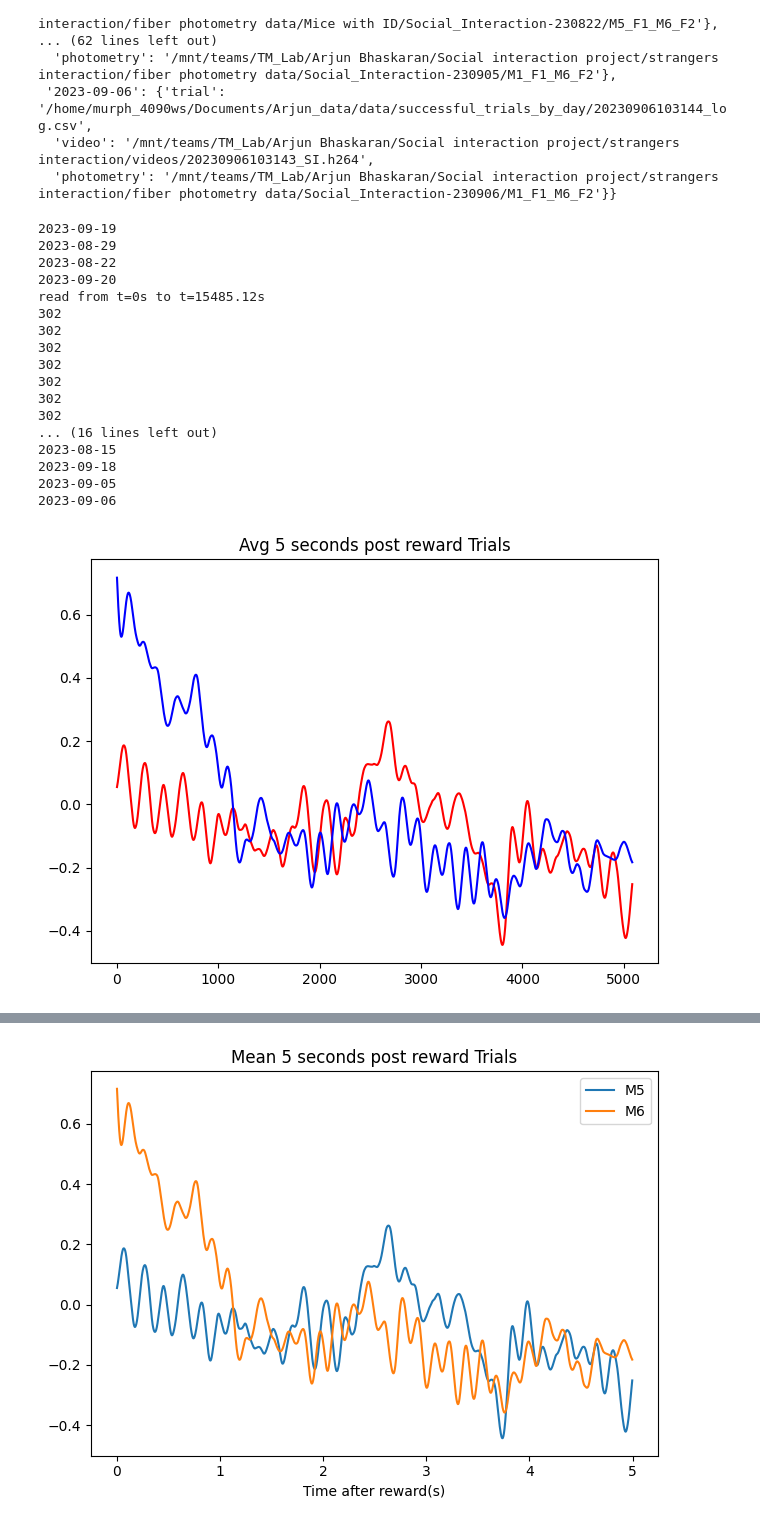
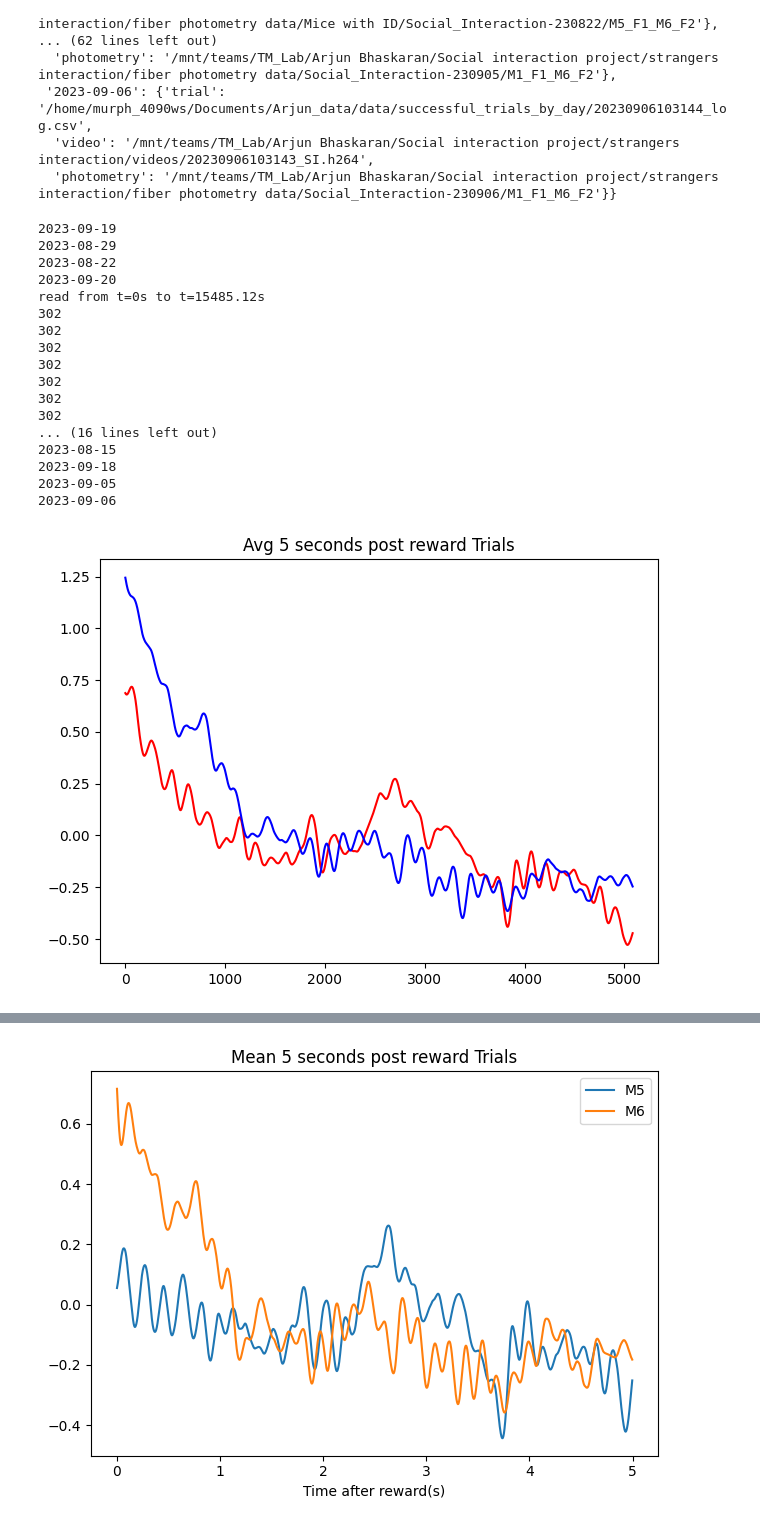
Before and after one commit to Tsuchijo/Interaction_Task_Data_Processing, a Jupyter notebook: src/notebooks/process_photometry.ipynb, the cells around one changed output, grey strips where cells are left out. Drawn from its saved outputs; the diff is of its cells as text; code cells hidden in the pictures.

```diff
--- a/src/notebooks/process_photometry.ipynb
+++ b/src/notebooks/process_photometry.ipynb
@@ -262,11 +262,15 @@ all_photometry_data
 # %%
 success_list_465A = []
 success_list_465C = []
+success_list_diffA = []
+success_list_diffC = []
 success_trial_names = []
 post_reward_list_465A = []
 post_reward_list_465C = []
 fail_list_465A = []
 fail_list_465C = []
+fail_list_diffA = []
+fail_list_diffC = []
 for key in [key for key in all_photometry_data.keys() if key[-2:] != '_2']:
     print(key)
     if key != '2023-09-20':
@@ -274,29 +278,36 @@ for key in [key for key in all_photometry_data.keys() if key[-2:] != '_2']:
     data = get_trial_photometry_data(key, all_photometry_data)
     csv = pd.read_csv(all_photometry_data[key]['trial'])
     movemen_trials = get_movement_success_trials(key, all_photometry_data)
+    start_cut = 1000
     for trial, success in enumerate(csv['successful_trials'].to_list()):
         fs = int(data['fs'])
         time_series = np.arange(1, 29, 1/data['fs'])
 
         if trial in movemen_trials:
             try:
-                dff_465A = deltaFF((data['465A'][trial] - data['405A'][trial])[fs:len(time_series) + fs], time_series)[0]
-                dff_465C = deltaFF((data['465C'][trial] - data['405C'][trial])[fs:len(time_series) + fs], time_series)[0]
+                diff_465A = deltaFF((data['465A'][trial] - data['405A'][trial])[start_cut:len(time_series) + start_cut], time_series)[0]
+                diff_465C = deltaFF((data['465C'][trial] - data['405C'][trial])[start_cut:len(time_series) + start_cut], time_series)[0]
+                dff_465A = deltaFF(data['465A'][trial][start_cut:len(time_series) + start_cut], time_series)[0]
+                dff_465C = deltaFF(data['465C'][trial][start_cut:len(time_series) + start_cut], time_series)[0]
+                success_list_diffA.append(diff_465A)
+                success_list_diffC.append(diff_465C)
                 success_list_465A.append(dff_465A)
                 success_list_465C.append(dff_465C)
                 success_trial_names.append(key + '_' + str(trial))
                 # get reward timing
                 M5_reward_time = csv['mouse_R_reward_time'][trial]
                 M6_reward_time = csv['mouse_L_reward_time'][trial]
-                post_reward_list_465A.append(dff_465A[int((M5_reward_time - 1) * fs):int(M5_reward_time * fs) + int(4 * fs)])
-                post_reward_list_465C.append(dff_465C[int((M6_reward_time - 1) * fs):int(M6_reward_time * fs) + int(4 * fs)])
+                post_reward_list_465A.append(dff_465A[int((M5_reward_time - 3) * fs):int(M5_reward_time * fs) + int(4 * fs)])
+                post_reward_list_465C.append(dff_465C[int((M6_reward_time - 3) * fs):int(M6_reward_time * fs) + int(4 * fs)])
             except:
                 print(len(time_series))
                 continue
         else:
             try:
-                fail_list_465A.append(deltaFF(data['465A'][trial][fs:len(time_series) + fs], time_series)[0])
-                fail_list_465C.append(deltaFF(data['465C'][trial][fs:len(time_series) + fs], time_series)[0])
+                fail_list_diffA.append(deltaFF((data['465A'][trial] - data['405A'][trial])[start_cut:len(time_series) + start_cut], time_series)[0])
+                fail_list_diffC.append(deltaFF((data['465C'][trial] - data['405A'][trial])[start_cut:len(time_series) + start_cut], time_series)[0])
+                fail_list_465A.append(deltaFF(data['465A'][trial][start_cut:len(time_series) + start_cut], time_series)[0])
+                fail_list_465C.append(deltaFF(data['465C'][trial][start_cut:len(time_series) + start_cut], time_series)[0])
             except:
                 print(len(time_series))
                 continue
@@ -309,34 +320,34 @@ mean_465C_fail = np.mean(np.array(fail_list_465C), axis=0)
 
 # average over all reward trials
 mean_465A_reward = np.mean([y[:min([len(x) for x in post_reward_list_465A])] for y in post_reward_list_465A], axis=0)
 mean_465C_reward = np.mean([y[:min([len(x) for x in post_reward_list_465C])] for y in post_reward_list_465C], axis=0)
 
 # plot average of reward trials
 fig, ax = plt.subplots(1, 1)
 ax.plot(mean_465A_reward, color='red')
 ax.plot(mean_465C_reward, color='blue')
 ax.set_title('Avg 5 seconds post reward Trials')
 fig.tight_layout()
 plt.show()
 # %% [output]
 2023-09-19
 2023-08-29
 2023-08-22
 2023-09-20
 read from t=0s to t=15485.12s
 302
 302
 302
 302
 302
 302
 302
 ... (16 lines left out)
 2023-08-15
 2023-09-18
 2023-09-05
 2023-09-06
-[figure, old version]
+[figure, new version]
 # %%
 ## function finds the highest correlation between a moving window between two signals
 # params:
```
Also changed, not shown: parts of 2 cells of this notebook, 2 other files.
